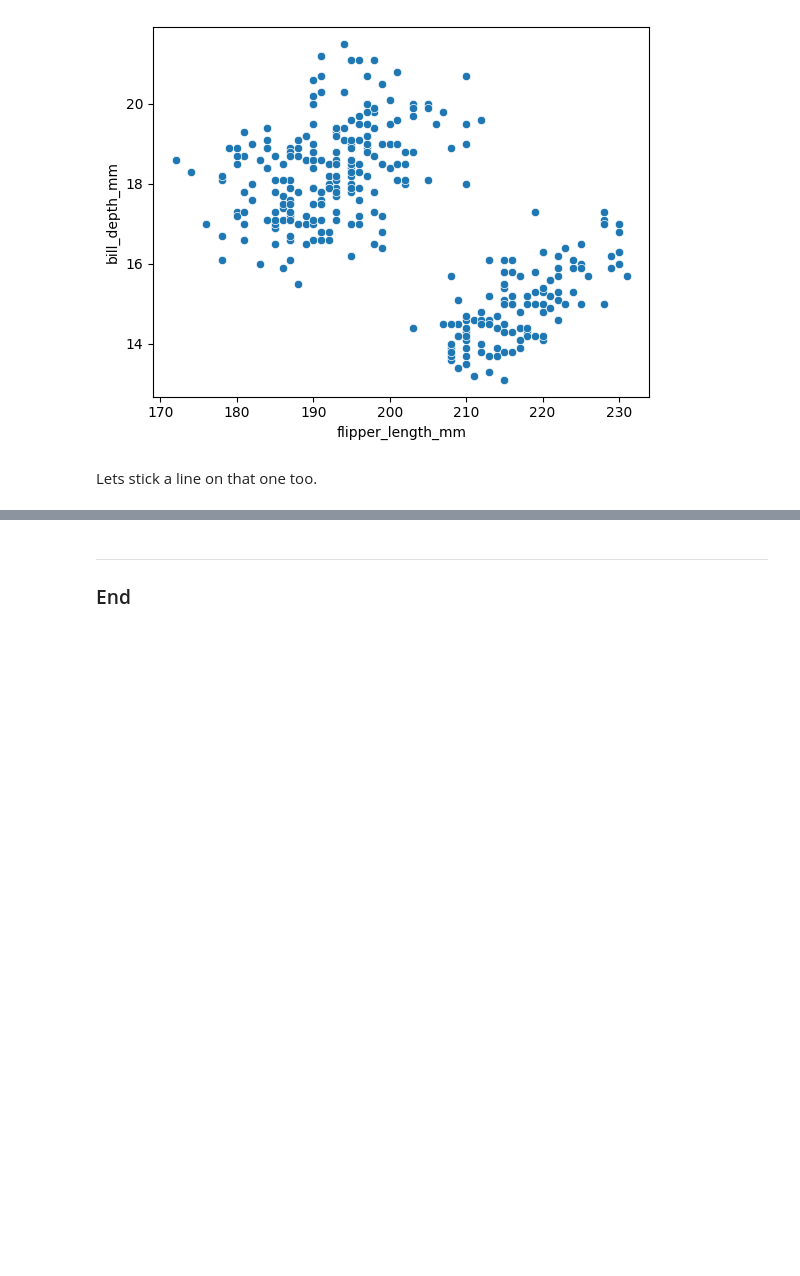
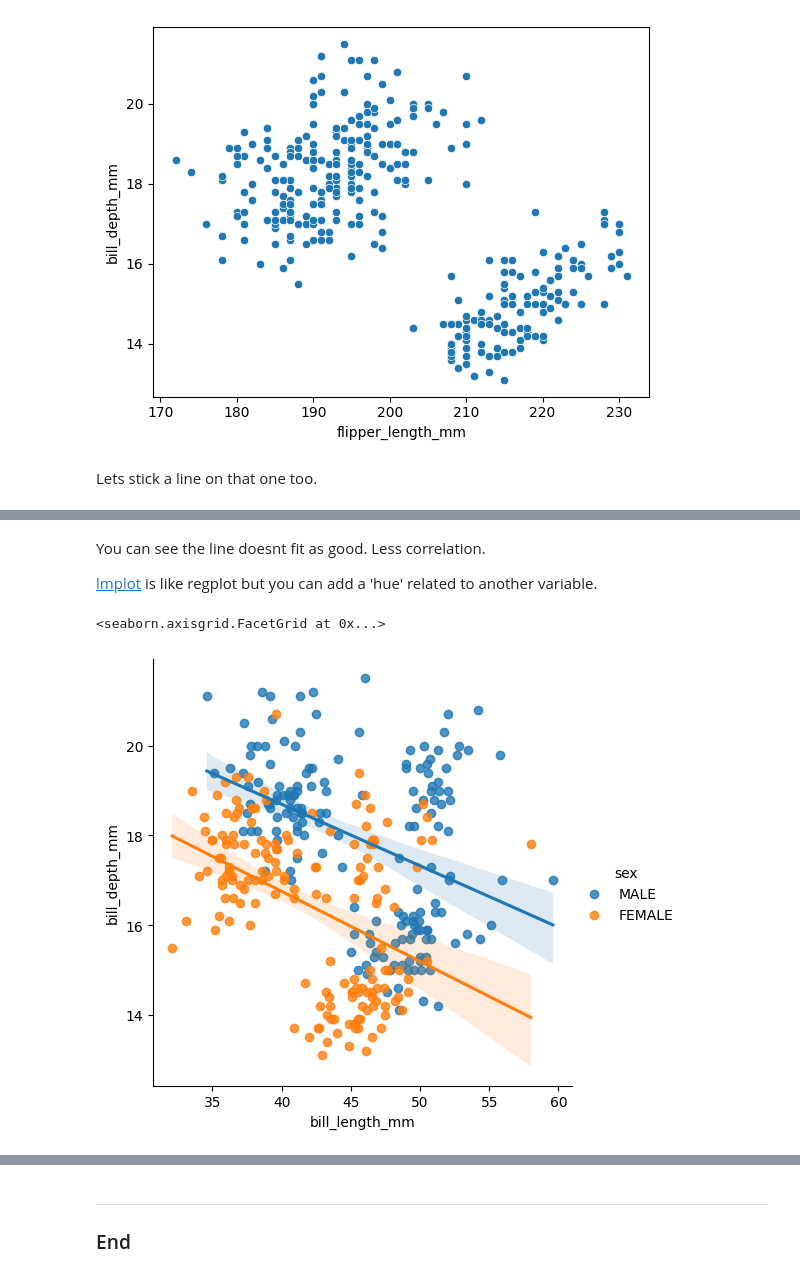
Before and after one commit to holmstead/principles_of_data_analytics, a Jupyter notebook: penguins.ipynb, the cells around one changed output, grey strips where cells are left out. Cells and saved outputs as stored; diff of their text form; code cells hidden in the pictures; blank space fills up the shorter version.

Commit message:
add lmplot method

```diff
--- a/penguins.ipynb
+++ b/penguins.ipynb
@@ -335,0 +335,10 @@ sns.regplot(df, x='flipper_length_mm', y='bill_depth_mm')
+# %% [markdown]
+You can see the line doesnt fit as good. Less correlation.
+
+[lmplot](https://seaborn.pydata.org/generated/seaborn.lmplot.html) is like regplot but you can add a 'hue' related to another variable.
+# %%
+#
+sns.lmplot(df, x="bill_length_mm", y="bill_depth_mm", hue="sex")
+# %% [output]
+<seaborn.axisgrid.FacetGrid at 0x...>
+[figure, added]
```
Also changed, not shown: parts of 4 cells of this notebook.
